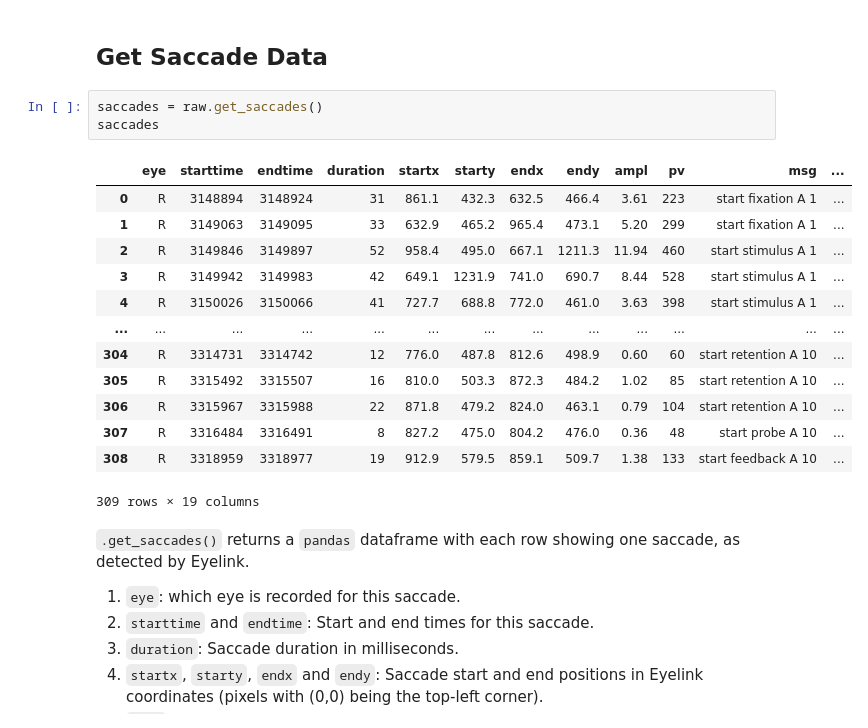
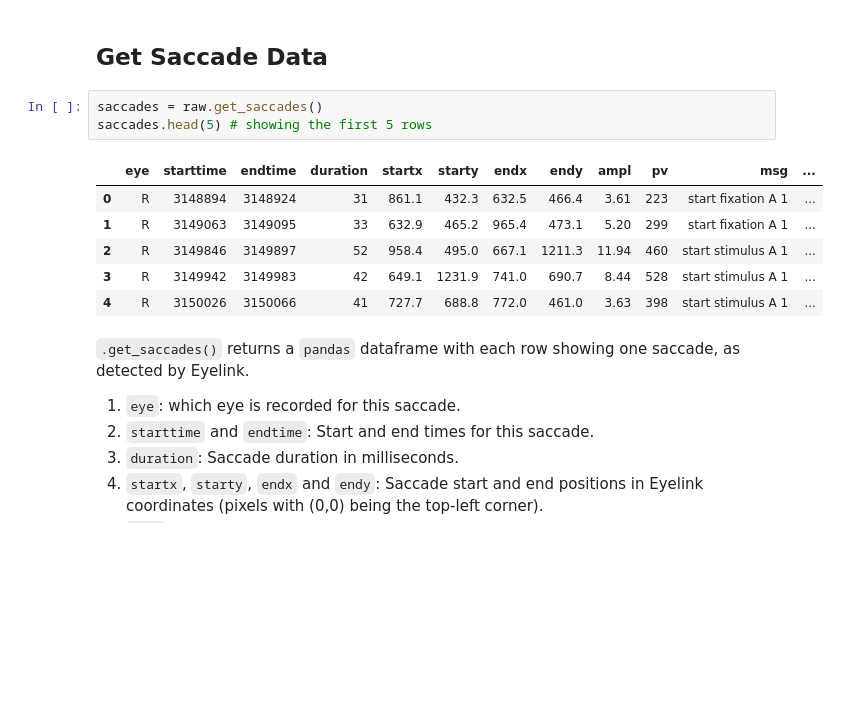
Before and after one commit to HanZhang-psych/pupeyes, a Jupyter notebook: docs/read_data.ipynb, the cells around one changed output. Cells and saved outputs as stored; diff of their text form; blank space fills up the shorter version.

```diff
--- a/docs/read_data.ipynb
+++ b/docs/read_data.ipynb
@@ -183,21 +174,14 @@ The rest are the same as the pupil size data.
 ## Get Saccade Data
 # %%
 saccades = raw.get_saccades()
-saccades
+saccades.head(5) # showing the first 5 rows
 # %% [output]
 |  | eye | starttime | endtime | duration | startx | starty | endx | endy | ampl | pv | msg | ... |
 | 0 | R | 3148894 | 3148924 | 31 | 861.1 | 432.3 | 632.5 | 466.4 | 3.61 | 223 | start fixation A 1 | ... |
 | 1 | R | 3149063 | 3149095 | 33 | 632.9 | 465.2 | 965.4 | 473.1 | 5.20 | 299 | start fixation A 1 | ... |
 | 2 | R | 3149846 | 3149897 | 52 | 958.4 | 495.0 | 667.1 | 1211.3 | 11.94 | 460 | start stimulus A 1 | ... |
 | 3 | R | 3149942 | 3149983 | 42 | 649.1 | 1231.9 | 741.0 | 690.7 | 8.44 | 528 | start stimulus A 1 | ... |
 | 4 | R | 3150026 | 3150066 | 41 | 727.7 | 688.8 | 772.0 | 461.0 | 3.63 | 398 | start stimulus A 1 | ... |
-| ... | ... | ... | ... | ... | ... | ... | ... | ... | ... | ... | ... | ... |
-| 304 | R | 3314731 | 3314742 | 12 | 776.0 | 487.8 | 812.6 | 498.9 | 0.60 | 60 | start retention A 10 | ... |
-| 305 | R | 3315492 | 3315507 | 16 | 810.0 | 503.3 | 872.3 | 484.2 | 1.02 | 85 | start retention A 10 | ... |
-| 306 | R | 3315967 | 3315988 | 22 | 871.8 | 479.2 | 824.0 | 463.1 | 0.79 | 104 | start retention A 10 | ... |
-| 307 | R | 3316484 | 3316491 | 8 | 827.2 | 475.0 | 804.2 | 476.0 | 0.36 | 48 | start probe A 10 | ... |
-| 308 | R | 3318959 | 3318977 | 19 | 912.9 | 579.5 | 859.1 | 509.7 | 1.38 | 133 | start feedback A 10 | ... |
-309 rows × 19 columns
 # %% [markdown]
 `.get_saccades()` returns a `pandas` dataframe with each row showing one saccade, as detected by Eyelink.
 1. `eye`: which eye is recorded for this saccade.
```
Also changed, not shown: parts of 13 cells of this notebook, 10 other files.
